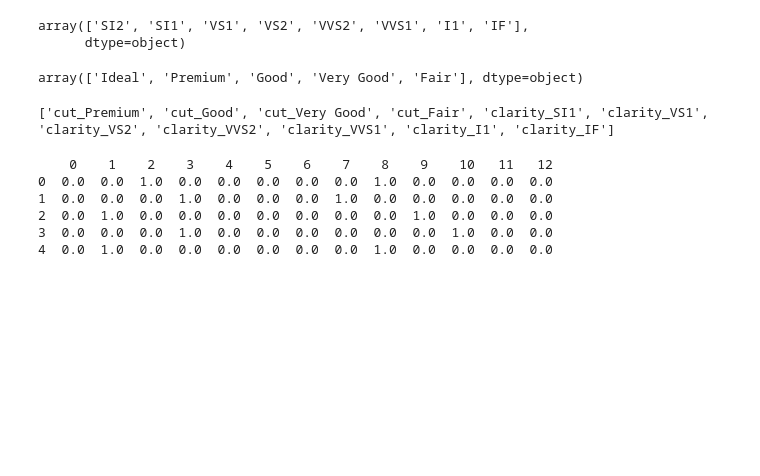
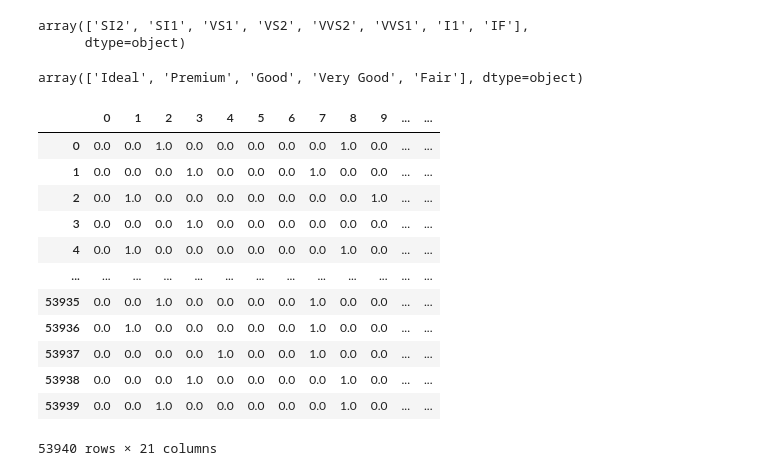
Before and after one commit to Yugesh-003/ML-lab, a Jupyter notebook: 5_multi_linear_reg_with_one_hot.ipynb, the cells around one changed output. Cells and saved outputs as stored; diff of their text form; code cells hidden in the pictures; blank space fills up the shorter version.

```diff
--- a/5_multi_linear_reg_with_one_hot.ipynb
+++ b/5_multi_linear_reg_with_one_hot.ipynb
@@ -9,0 +76,5 @@ ohe = OneHotEncoder()
+# %%
+encode = ohe.fit_transform(d)
+print(encode)
+encoded_labels = ohe.fit_transform(d).toarray()
+print(encoded_labels)
@@ -73,0 +261,2 @@ Name: price, dtype: float64
+# %%
+df = df.drop(['table', 'depth'], axis=1)
@@ -74,4 +279,4 @@ Name: price, dtype: float64
 # %%
-encode = ohe.fit_transform(df['cut'])
+encode = ohe.fit_transform(df[['cut','clarity']])
 encode
 # %% [output]
@@ -81,4 +285,4 @@ Reshape your data either using array.reshape(-1, 1) if your data has a single fe
 # %%
-encoded_lables = ohe.fit_transform(df['cut']).toarray()
+encoded_lables = ohe.fit_transform(df[['cut','clarity']]).toarray()
 encoded_lables
 # %% [output]
@@ -115,24 +323,20 @@ array(['SI2', 'SI1', 'VS1', 'VS2', 'VVS2', 'VVS1', 'I1', 'IF'],
 df['cut'].unique()
 # %% [output]
 array(['Ideal', 'Premium', 'Good', 'Very Good', 'Fair'], dtype=object)
-# %%
-cut_categories = ['Premium', 'Good', 'Very Good', 'Fair']
-clarity_categories = ['SI1', 'VS1', 'VS2', 'VVS2', 'VVS1', 'I1', 'IF']
-
-# Create combined column names
-encoded_col_names = [f'cut_{cat}' for cat in cut_categories] + [f'clarity_{cat}' for cat in clarity_categories]
-
-print(encoded_col_names)
-# %% [output]
-['cut_Premium', 'cut_Good', 'cut_Very Good', 'cut_Fair', 'clarity_SI1', 'clarity_VS1', 'clarity_VS2', 'clarity_VVS2', 'clarity_VVS1', 'clarity_I1', 'clarity_IF']
-# %%
-encoded_df = pd.DataFrame(df_encoded, columns=encoded_col_names)
-
-print(df_encoded.head())
-# %% [output]
-    0    1    2    3    4    5    6    7    8    9    10   11   12
-0  0.0  0.0  1.0  0.0  0.0  0.0  0.0  0.0  1.0  0.0  0.0  0.0  0.0
-1  0.0  0.0  0.0  1.0  0.0  0.0  0.0  1.0  0.0  0.0  0.0  0.0  0.0
-2  0.0  1.0  0.0  0.0  0.0  0.0  0.0  0.0  0.0  1.0  0.0  0.0  0.0
-3  0.0  0.0  0.0  1.0  0.0  0.0  0.0  0.0  0.0  0.0  1.0  0.0  0.0
-4  0.0  1.0  0.0  0.0  0.0  0.0  0.0  0.0  1.0  0.0  0.0  0.0  0.0
+# %%
+df1 = pd.concat([df_encoded,df],ignore_index=True, axis=1)
+df1
+# %% [output]
+|  | 0 | 1 | 2 | 3 | 4 | 5 | 6 | 7 | 8 | 9 | ... | ... |
+| 0 | 0.0 | 0.0 | 1.0 | 0.0 | 0.0 | 0.0 | 0.0 | 0.0 | 1.0 | 0.0 | ... | ... |
+| 1 | 0.0 | 0.0 | 0.0 | 1.0 | 0.0 | 0.0 | 0.0 | 1.0 | 0.0 | 0.0 | ... | ... |
+| 2 | 0.0 | 1.0 | 0.0 | 0.0 | 0.0 | 0.0 | 0.0 | 0.0 | 0.0 | 1.0 | ... | ... |
+| 3 | 0.0 | 0.0 | 0.0 | 1.0 | 0.0 | 0.0 | 0.0 | 0.0 | 0.0 | 0.0 | ... | ... |
+| 4 | 0.0 | 1.0 | 0.0 | 0.0 | 0.0 | 0.0 | 0.0 | 0.0 | 1.0 | 0.0 | ... | ... |
+| ... | ... | ... | ... | ... | ... | ... | ... | ... | ... | ... | ... | ... |
+| 53935 | 0.0 | 0.0 | 1.0 | 0.0 | 0.0 | 0.0 | 0.0 | 1.0 | 0.0 | 0.0 | ... | ... |
+| 53936 | 0.0 | 1.0 | 0.0 | 0.0 | 0.0 | 0.0 | 0.0 | 1.0 | 0.0 | 0.0 | ... | ... |
+| 53937 | 0.0 | 0.0 | 0.0 | 0.0 | 1.0 | 0.0 | 0.0 | 1.0 | 0.0 | 0.0 | ... | ... |
+| 53938 | 0.0 | 0.0 | 0.0 | 1.0 | 0.0 | 0.0 | 0.0 | 0.0 | 1.0 | 0.0 | ... | ... |
+| 53939 | 0.0 | 0.0 | 1.0 | 0.0 | 0.0 | 0.0 | 0.0 | 0.0 | 1.0 | 0.0 | ... | ... |
+53940 rows × 21 columns
```
Also changed, not shown: parts of 27 cells of this notebook, 7 other files.
